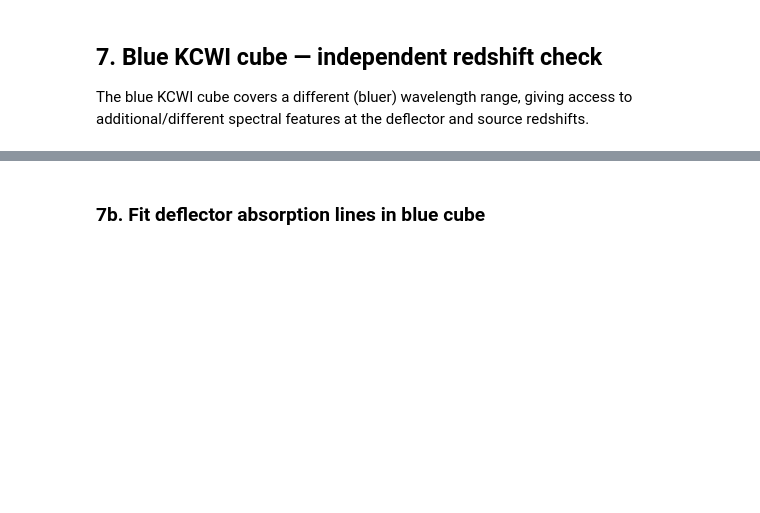
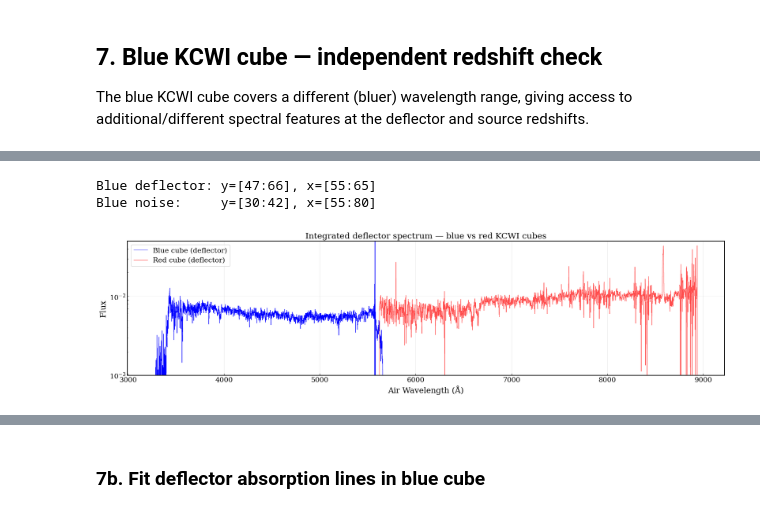
Before and after one commit to rodelcr/AGEL0206_kinematics_and_photometry, a Jupyter notebook: notebooks/04_redshift_verification.ipynb, the cells around one changed output, grey strips where cells are left out. Cells and saved outputs as stored; diff of their text form; code cells hidden in the pictures; blank space fills up the shorter version.

```diff
--- a/notebooks/04_redshift_verification.ipynb
+++ b/notebooks/04_redshift_verification.ipynb
@@ -366,9 +403,11 @@ with fits.open(blue_file) as hdul:
     hdr_blue = hdul[0].header
     cube_blue = np.asarray(hdul[0].data, dtype=float)
 
-# Build wavelength array
+# Build wavelength array — handle both CD3_3 and CDELT3 conventions
 crval_b = hdr_blue['CRVAL3']
-cdelt_b = hdr_blue['CD3_3']
+cdelt_b = hdr_blue.get('CD3_3', hdr_blue.get('CDELT3', None))
+if cdelt_b is None:
+    raise KeyError("Neither CD3_3 nor CDELT3 found in blue cube header")
 npix_b = hdr_blue['NAXIS3']
 crpix_b = hdr_blue.get('CRPIX3', 1.0)
 pix_b = np.arange(npix_b)
@@ -376,6 +415,7 @@ lam_blue_vac = crval_b + cdelt_b * (pix_b + 1 - crpix_b)
 lam_blue_air = vac_to_air(lam_blue_vac)
 
 print(f"Blue cube shape: {cube_blue.shape}")
+print(f"Wavelength keyword: {'CD3_3' if 'CD3_3' in hdr_blue else 'CDELT3'} = {cdelt_b}")
 print(f"Blue wavelength range: {lam_blue_air[0]:.1f} - {lam_blue_air[-1]:.1f} Å (air)")
 print(f"Red cube range:  {lam_air[0]:.1f} - {lam_air[-1]:.1f} Å (air)")
 
@@ -424,34 +522,36 @@ print("spaxel region for the blue cube based on the white-light images above.")
 # %%
-# Extract blue cube spectra
-# ADJUST spaxel regions based on the white-light comparison above
-# Default: same as red cube if spatial dims match
+# Extract blue cube spectra using the offset-adjusted box from the cell above
+# The deflector box is defined by blue_x0, blue_y0, red_w, red_h
+defl_y_blue = slice(blue_y0, blue_y0 + red_h)
+defl_x_blue = slice(blue_x0, blue_x0 + red_w)
 
-if cube_blue.shape[1] == cube.shape[1] and cube_blue.shape[2] == cube.shape[2]:
-    # Same spatial grid — use identical regions
-    defl_blue = np.average(cube_blue[:, 45:64, 45:55], axis=(1, 2))
-    noise_blue = np.std(cube_blue[:, 28:40, 45:70], axis=(1, 2))
-    print("Same spatial dims — using identical deflector/noise regions as red cube")
-else:
-    # Different spatial grid — ADJUST THESE after inspecting white-light images
-    # These are placeholder indices for the deflector in the blue cube
-    defl_y_blue = slice(45, 64)   # ADJUST
-    defl_x_blue = slice(45, 55)   # ADJUST
-    noise_y_blue = slice(28, 40)  # ADJUST
-    noise_x_blue = slice(45, 70)  # ADJUST
+# Noise region: shift by the same offset
+noise_y0_red, noise_x0_red = 28, 45
+noise_h_red, noise_w_red = 12, 25
+noise_y_blue = slice(noise_y0_red + dy_blue, noise_y0_red + noise_h_red + dy_blue)
+noise_x_blue = slice(noise_x0_red + dx_blue, noise_x0_red + noise_w_red + dx_blue)
 
-    defl_blue = np.average(cube_blue[:, defl_y_blue, defl_x_blue], axis=(1, 2))
-    noise_blue = np.std(cube_blue[:, noise_y_blue, noise_x_blue], axis=(1, 2))
-    print(f"Different spatial grid — using deflector[{defl_y_blue}, {defl_x_blue}]")
-    print(">>> VERIFY these match the deflector position in the blue white-light image! <<<")
+print(f"Blue deflector: y=[{blue_y0}:{blue_y0+red_h}], x=[{blue_x0}:{blue_x0+red_w}]")
+print(f"Blue noise:     y=[{noise_y0_red+dy_blue}:{noise_y0_red+noise_h_red+dy_blue}], "
+      f"x=[{noise_x0_red+dx_blue}:{noise_x0_red+noise_w_red+dx_blue}]")
+
+defl_blue = np.average(cube_blue[:, defl_y_blue, defl_x_blue], axis=(1, 2))
+noise_blue = np.std(cube_blue[:, noise_y_blue, noise_x_blue], axis=(1, 2))
 
 # Plot both cubes' spectra
 fig, ax = plt.subplots(figsize=(18, 5))
-ax.step(lam_blue_air, defl_blue, 'b', lw=0.8, label='Blue cube')
-ax.step(lam_air, deflector_flux, 'r', lw=0.8, alpha=0.7, label='Red cube')
+ax.step(lam_blue_air, defl_blue, 'b', lw=0.8, label='Blue cube (deflector)')
+ax.step(lam_air, deflector_flux, 'r', lw=0.8, alpha=0.7, label='Red cube (deflector)')
 ax.set_xlabel('Air Wavelength (Å)')
 ax.set_ylabel('Flux')
 ax.set_title('Integrated deflector spectrum — blue vs red KCWI cubes')
 ax.legend()
 ax.grid(alpha=0.3)
+ax.set_yscale('log')
+ax.set_ylim(1e-3, 5e-2)
 plt.tight_layout()
 plt.show()
+# %% [output]
+Blue deflector: y=[47:66], x=[55:65]
+Blue noise:     y=[30:42], x=[55:80]
+[figure, added]
```
Also changed, not shown: parts of 12 cells of this notebook, 1 other file.
